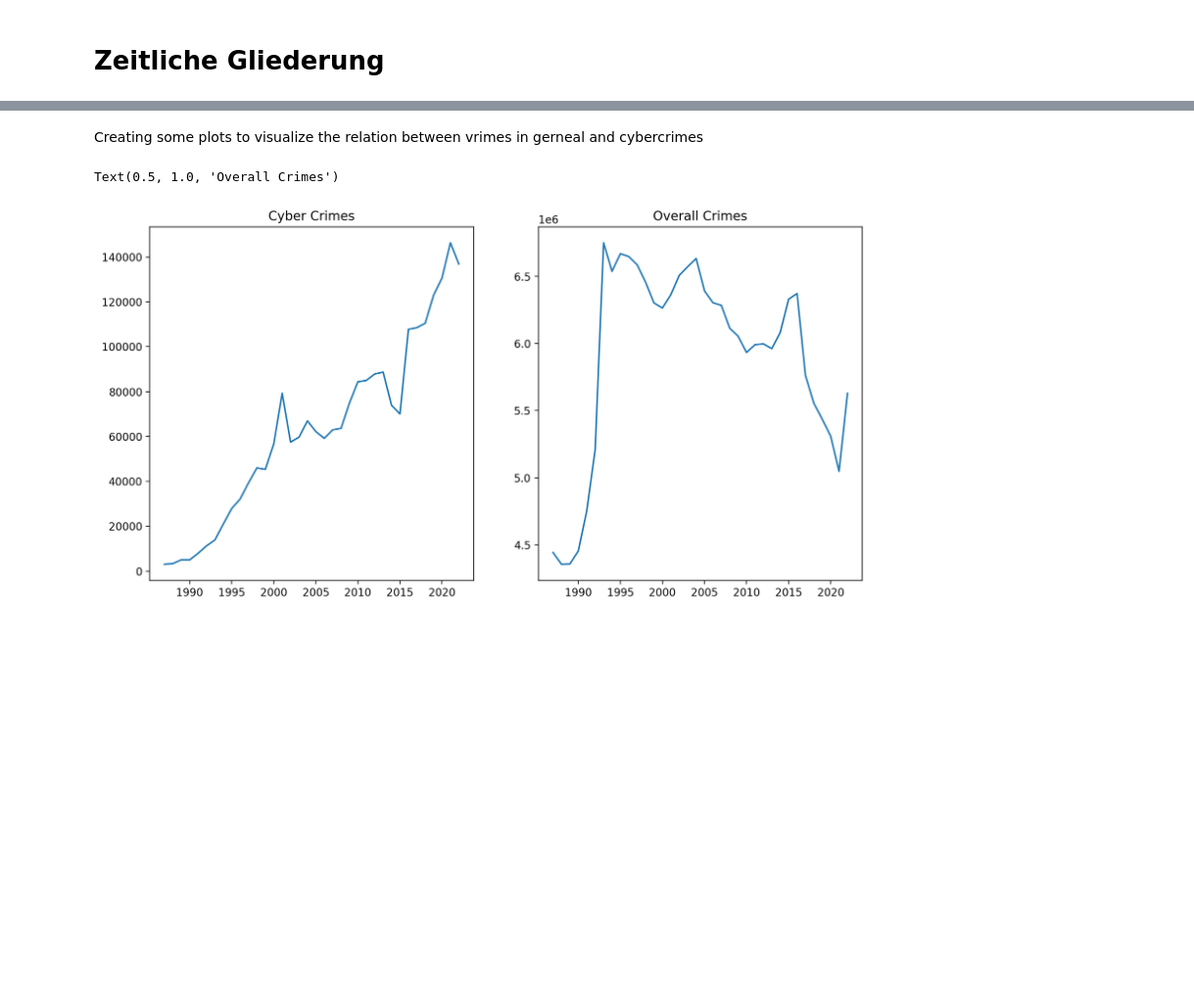
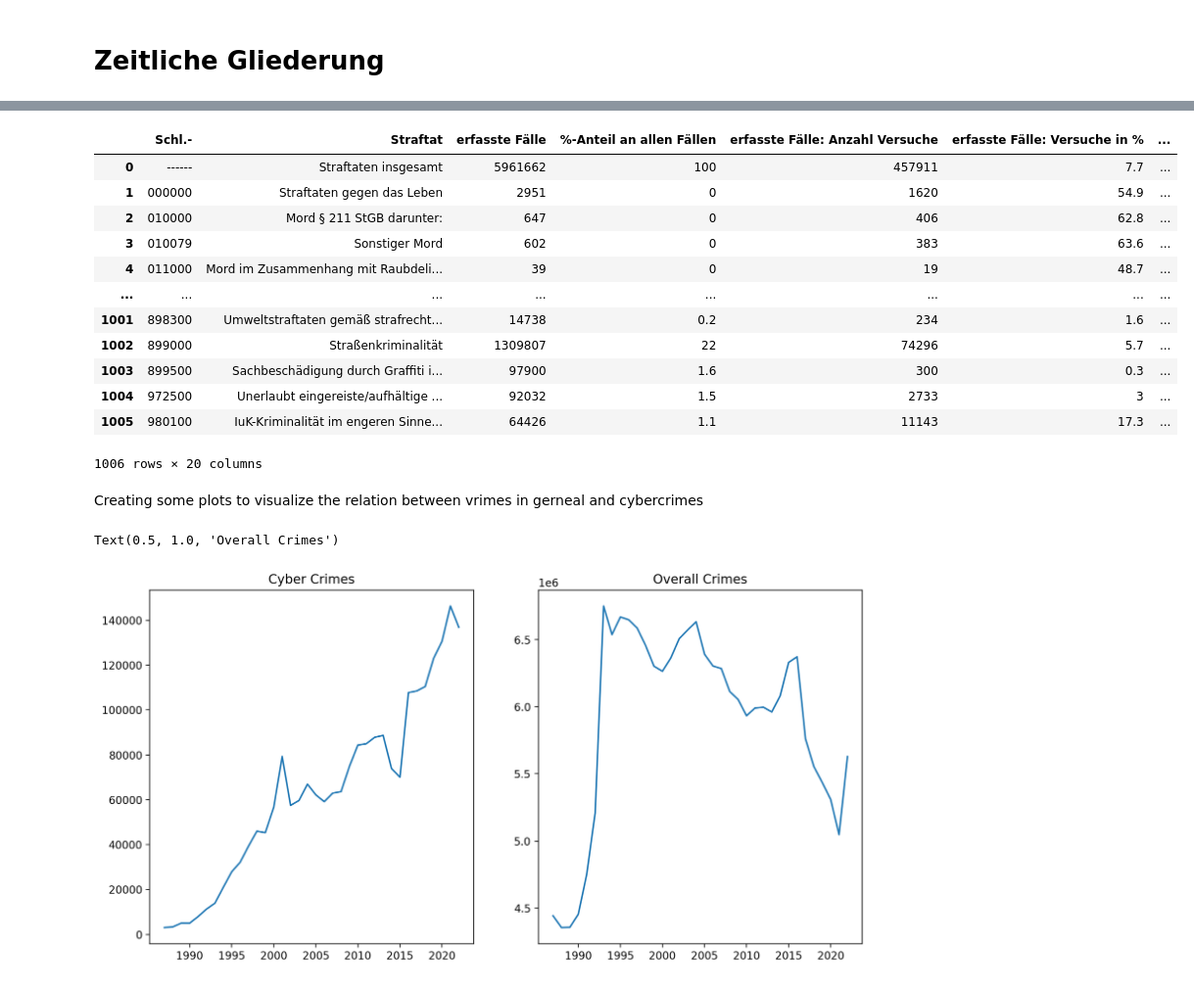
Before and after one commit to LukaslWeber/DataLit-Crime-Project, a Jupyter notebook: exploraton.ipynb, the cells around one changed output, grey strips where cells are left out. Shown at 98% size. Cells and saved outputs as stored; diff of their text form; code cells hidden in the pictures; blank space fills up the shorter version.

```diff
--- a/exploraton.ipynb
+++ b/exploraton.ipynb
@@ -194,3 +212,42 @@ class DataLoader(Dataset):
+# %%
+df = pd.read_excel('Datasets/PKS/2013/tb01_FaelleGrundtabelle_excel.xls',skiprows=3)
+df = df.rename(columns={
+            'Schl.':'Schlüssel',
+            'Unnamed: 1':'Straftat',
+            'Unnamed: 2':'erfasste Fälle',
+            'Unnamed: 3':'%-Anteil an allen Fällen',
+            'Unnamed: 4':'erfasste Fälle: Anzahl Versuche',
+            'Unnamed: 5':'erfasste Fälle: Versuche in %',
+            'Tatortverteilung':'Tatortverteilung: bis unter 20.000 Einwohner',
+            'Unnamed: 7':'Tatortverteilung: 20.000 bis unter 100.000',
+            'Unnamed: 8':'Tatortverteilung: 100.000 bis unter 500.000',
+            'Unnamed: 9':'Tatortveteilung: 500.000 und mehr',
+            'Unnamed: 10':'Tatortverteilung: unbekannt',
+            'mit Schusswaffe':'mit Schusswaffe: gedroht',
+            'Unnamed: 12':'mit Schusswaffe: geschossen',
+            'Aufklärung':'Aufklärung: Anzahl Fälle',
+            'Unnamed: 14':'Aufklärung: in % (AQ)',
+            'Gesamtzahl':'Tatverdächtige: insgesamt',
+            'von Spalte 16':'Tatverdächtige: männlich',
+            'Unnamed: 17':'Tatverdächtige: weiblich',
+            'Unnamed: 18':'Nichtdeutsche Tatverdächtige: Anzahl',
+            'Unnamed: 19':'Nichtdeutsche Tatverdächtige: Anteil an TV insg. in %'})
+df = df.drop(range(4)).reset_index(drop=True)
+df
+# %% [output]
+|  | Schl.- | Straftat | erfasste Fälle | %-Anteil an allen Fällen | erfasste Fälle: Anzahl Versuche | erfasste Fälle: Versuche in % | ... |
+| 0 | ------ | Straftaten insgesamt | 5961662 | 100 | 457911 | 7.7 | ... |
+| 1 | 000000 | Straftaten gegen das Leben | 2951 | 0 | 1620 | 54.9 | ... |
+| 2 | 010000 | Mord § 211 StGB darunter: | 647 | 0 | 406 | 62.8 | ... |
+| 3 | 010079 | Sonstiger Mord | 602 | 0 | 383 | 63.6 | ... |
+| 4 | 011000 | Mord im Zusammenhang mit Raubdeli... | 39 | 0 | 19 | 48.7 | ... |
+| ... | ... | ... | ... | ... | ... | ... | ... |
+| 1001 | 898300 | Umweltstraftaten gemäß strafrecht... | 14738 | 0.2 | 234 | 1.6 | ... |
+| 1002 | 899000 | Straßenkriminalität | 1309807 | 22 | 74296 | 5.7 | ... |
+| 1003 | 899500 | Sachbeschädigung durch Graffiti i... | 97900 | 1.6 | 300 | 0.3 | ... |
+| 1004 | 972500 | Unerlaubt eingereiste/aufhältige ... | 92032 | 1.5 | 2733 | 3 | ... |
+| 1005 | 980100 | IuK-Kriminalität im engeren Sinne... | 64426 | 1.1 | 11143 | 17.3 | ... |
+1006 rows × 20 columns
 # %%
 data = DataLoader('Datasets/PKS/')
 data[2021]['BU-F-08'] # error for 2022 due to different file structure
```
Also changed, not shown: parts of 4 cells of this notebook.
